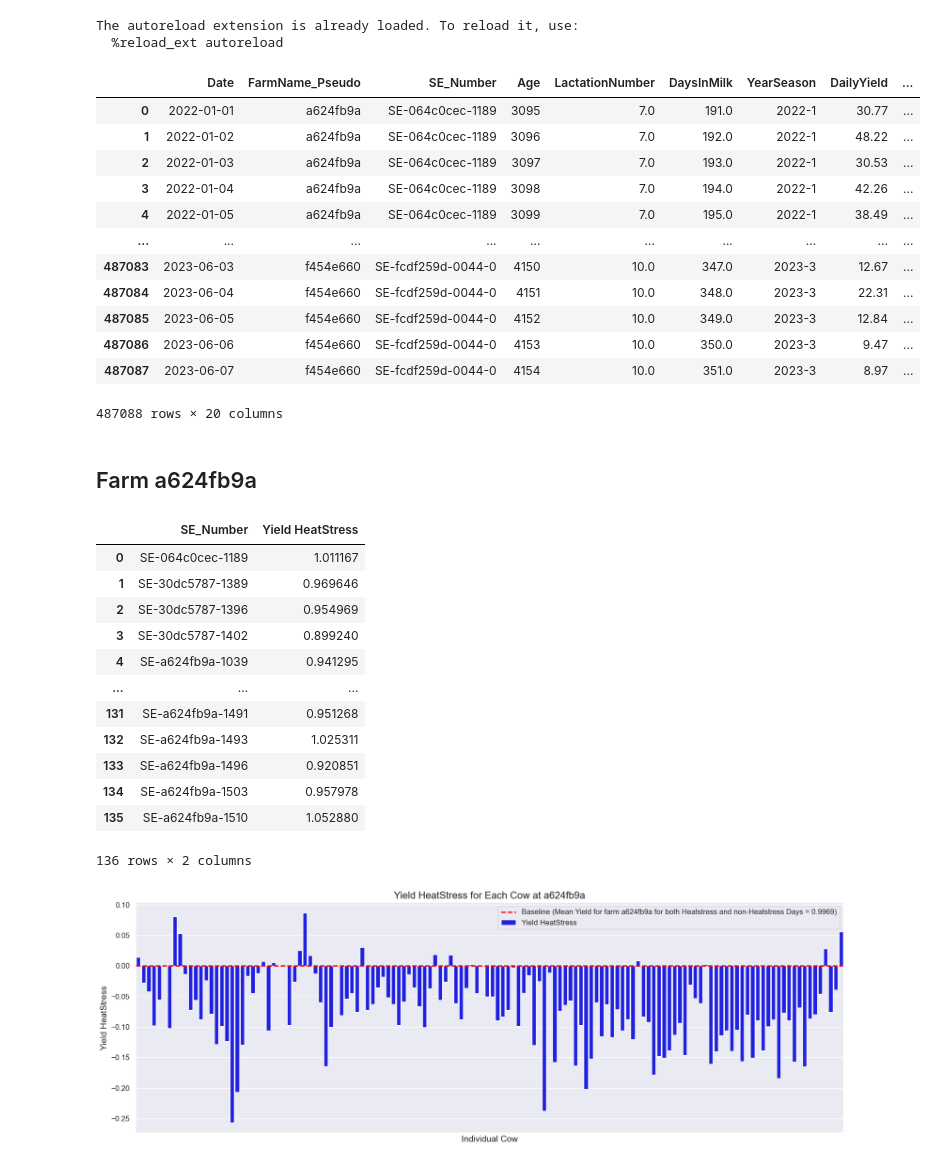
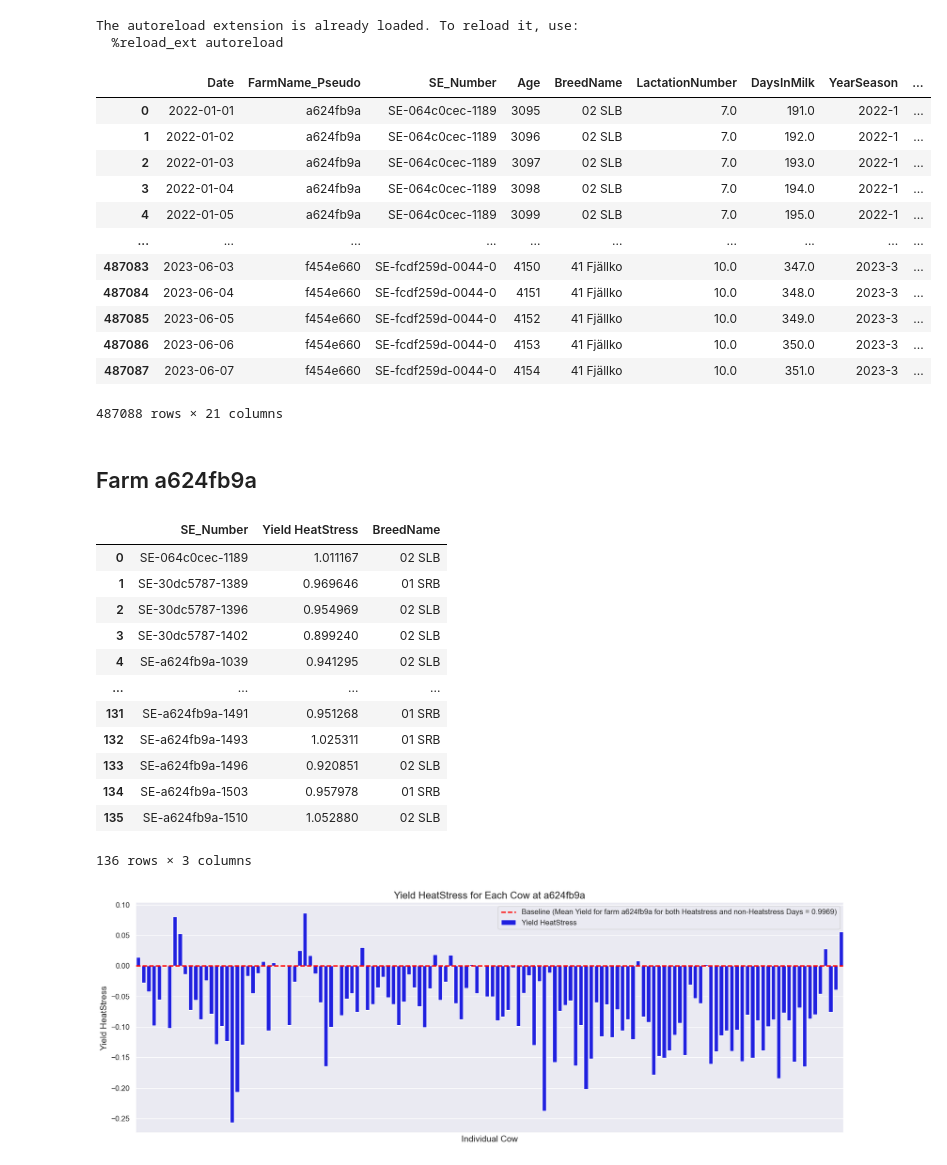
Before and after one commit to jockepolis/HeatStressEvaluationSummer24, a Jupyter notebook: ModelingIndividualsYield/BLR_IndividualYield1.ipynb, the cells around one changed output. Cells and saved outputs as stored; diff of their text form; code cells hidden in the pictures.

```diff
--- a/ModelingIndividualsYield/BLR_IndividualYield1.ipynb
+++ b/ModelingIndividualsYield/BLR_IndividualYield1.ipynb
@@ -19,44 +19,45 @@ The autoreload extension is already loaded. To reload it, use:
 # %%
 dtype_dict = {
     'Date': 'str',
     'FarmName_Pseudo': 'str',
     'SE_Number': 'str',
     'Age': 'Int64',
+    'BreedName': 'str',
     'DailyYield': 'float',
     'PreviousDailyYield': 'float',
     'DailyYieldChange': 'float',
     'DaysInMilk': 'float',
     'YearSeason': 'str',
     'LactationNumber': 'float',
     'ExpectedYield': 'float',
     'NormalizedDailyYield': 'float',
     'NormalizedDailyYieldChange': 'float',
     'HeatStress': 'Int64',
     'Temp15Threshold': 'Int64',
     'HW': 'Int64',
     'cum_HW': 'Int64',
     'MeanTemperature': 'float',
     'MeanTHI_adj': 'float',
     'FarmHeatStressMilkProduction': 'float'
 }
 
 milk_data = pd.read_csv('../Data/MergedData/BLRMilkFarmYieldData.csv', dtype=dtype_dict)
 milk_data['Date'] = pd.to_datetime(milk_data['Date'], format='%Y-%m-%d')
 milk_data.head(-5)
 # %% [output]
-|  | Date | FarmName_Pseudo | SE_Number | Age | LactationNumber | DaysInMilk | YearSeason | DailyYield | ... |
-| 0 | 2022-01-01 | a624fb9a | SE-064c0cec-1189 | 3095 | 7.0 | 191.0 | 2022-1 | 30.77 | ... |
-| 1 | 2022-01-02 | a624fb9a | SE-064c0cec-1189 | 3096 | 7.0 | 192.0 | 2022-1 | 48.22 | ... |
-| 2 | 2022-01-03 | a624fb9a | SE-064c0cec-1189 | 3097 | 7.0 | 193.0 | 2022-1 | 30.53 | ... |
-| 3 | 2022-01-04 | a624fb9a | SE-064c0cec-1189 | 3098 | 7.0 | 194.0 | 2022-1 | 42.26 | ... |
-| 4 | 2022-01-05 | a624fb9a | SE-064c0cec-1189 | 3099 | 7.0 | 195.0 | 2022-1 | 38.49 | ... |
+|  | Date | FarmName_Pseudo | SE_Number | Age | BreedName | LactationNumber | DaysInMilk | YearSeason | ... |
+| 0 | 2022-01-01 | a624fb9a | SE-064c0cec-1189 | 3095 | 02 SLB | 7.0 | 191.0 | 2022-1 | ... |
+| 1 | 2022-01-02 | a624fb9a | SE-064c0cec-1189 | 3096 | 02 SLB | 7.0 | 192.0 | 2022-1 | ... |
+| 2 | 2022-01-03 | a624fb9a | SE-064c0cec-1189 | 3097 | 02 SLB | 7.0 | 193.0 | 2022-1 | ... |
+| 3 | 2022-01-04 | a624fb9a | SE-064c0cec-1189 | 3098 | 02 SLB | 7.0 | 194.0 | 2022-1 | ... |
+| 4 | 2022-01-05 | a624fb9a | SE-064c0cec-1189 | 3099 | 02 SLB | 7.0 | 195.0 | 2022-1 | ... |
 | ... | ... | ... | ... | ... | ... | ... | ... | ... | ... |
-| 487083 | 2023-06-03 | f454e660 | SE-fcdf259d-0044-0 | 4150 | 10.0 | 347.0 | 2023-3 | 12.67 | ... |
-| 487084 | 2023-06-04 | f454e660 | SE-fcdf259d-0044-0 | 4151 | 10.0 | 348.0 | 2023-3 | 22.31 | ... |
-| 487085 | 2023-06-05 | f454e660 | SE-fcdf259d-0044-0 | 4152 | 10.0 | 349.0 | 2023-3 | 12.84 | ... |
-| 487086 | 2023-06-06 | f454e660 | SE-fcdf259d-0044-0 | 4153 | 10.0 | 350.0 | 2023-3 | 9.47 | ... |
-| 487087 | 2023-06-07 | f454e660 | SE-fcdf259d-0044-0 | 4154 | 10.0 | 351.0 | 2023-3 | 8.97 | ... |
+| 487083 | 2023-06-03 | f454e660 | SE-fcdf259d-0044-0 | 4150 | 41 Fjällko | 10.0 | 347.0 | 2023-3 | ... |
+| 487084 | 2023-06-04 | f454e660 | SE-fcdf259d-0044-0 | 4151 | 41 Fjällko | 10.0 | 348.0 | 2023-3 | ... |
+| 487085 | 2023-06-05 | f454e660 | SE-fcdf259d-0044-0 | 4152 | 41 Fjällko | 10.0 | 349.0 | 2023-3 | ... |
+| 487086 | 2023-06-06 | f454e660 | SE-fcdf259d-0044-0 | 4153 | 41 Fjällko | 10.0 | 350.0 | 2023-3 | ... |
+| 487087 | 2023-06-07 | f454e660 | SE-fcdf259d-0044-0 | 4154 | 41 Fjällko | 10.0 | 351.0 | 2023-3 | ... |
-487088 rows × 20 columns
+487088 rows × 21 columns
 # %% [markdown]
 ## Farm a624fb9a
 # %%
@@ -132,21 +133,28 @@ results_df = pd.DataFrame({
     'Yield HeatStress': yield_changes_heatstress.values()
 })
 
+# First, reduce daily_farm_data to unique SE_Number and BreedName pairs
+unique_breed_data = daily_farm_data[['SE_Number', 'BreedName']].drop_duplicates()
+
+# Then, merge with the results_df on SE_Number
+results_df = results_df.merge(unique_breed_data, on='SE_Number', how='left')
+
+# Display the merged DataFrame
 results_df
 # %% [output]
-|  | SE_Number | Yield HeatStress |
-| 0 | SE-064c0cec-1189 | 1.011167 |
-| 1 | SE-30dc5787-1389 | 0.969646 |
-| 2 | SE-30dc5787-1396 | 0.954969 |
-| 3 | SE-30dc5787-1402 | 0.899240 |
-| 4 | SE-a624fb9a-1039 | 0.941295 |
-| ... | ... | ... |
-| 131 | SE-a624fb9a-1491 | 0.951268 |
-| 132 | SE-a624fb9a-1493 | 1.025311 |
-| 133 | SE-a624fb9a-1496 | 0.920851 |
-| 134 | SE-a624fb9a-1503 | 0.957978 |
-| 135 | SE-a624fb9a-1510 | 1.052880 |
+|  | SE_Number | Yield HeatStress | BreedName |
+| 0 | SE-064c0cec-1189 | 1.011167 | 02 SLB |
+| 1 | SE-30dc5787-1389 | 0.969646 | 01 SRB |
+| 2 | SE-30dc5787-1396 | 0.954969 | 02 SLB |
+| 3 | SE-30dc5787-1402 | 0.899240 | 02 SLB |
+| 4 | SE-a624fb9a-1039 | 0.941295 | 02 SLB |
+| ... | ... | ... | ... |
+| 131 | SE-a624fb9a-1491 | 0.951268 | 01 SRB |
+| 132 | SE-a624fb9a-1493 | 1.025311 | 01 SRB |
+| 133 | SE-a624fb9a-1496 | 0.920851 | 02 SLB |
+| 134 | SE-a624fb9a-1503 | 0.957978 | 01 SRB |
+| 135 | SE-a624fb9a-1510 | 1.052880 | 02 SLB |
-136 rows × 2 columns
+136 rows × 3 columns
 # %%
 # Calculate the baseline
 baseline_yield_change = daily_farm_data['NormalizedDailyYield'].mean()
```
Also changed, not shown: parts of 7 cells of this notebook, 3 other files.
